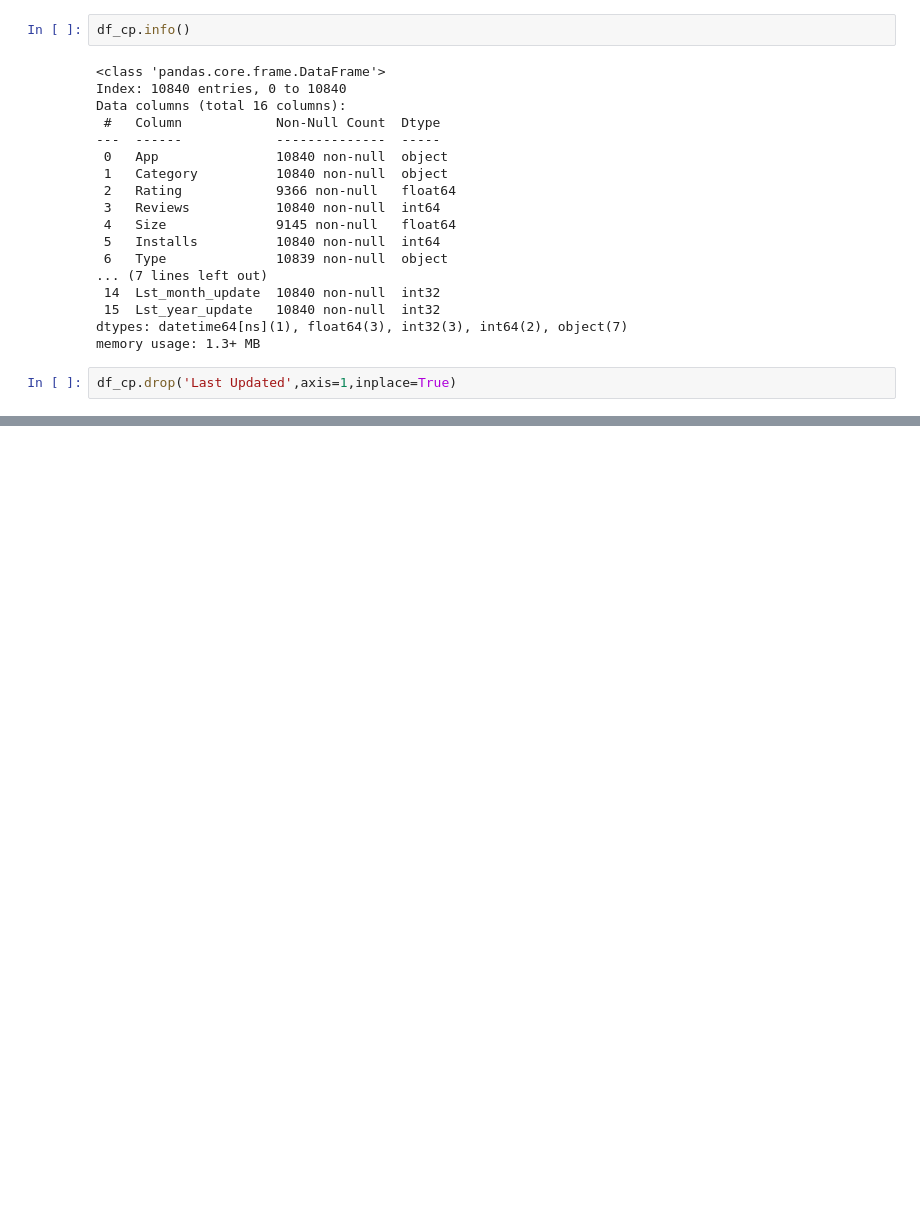
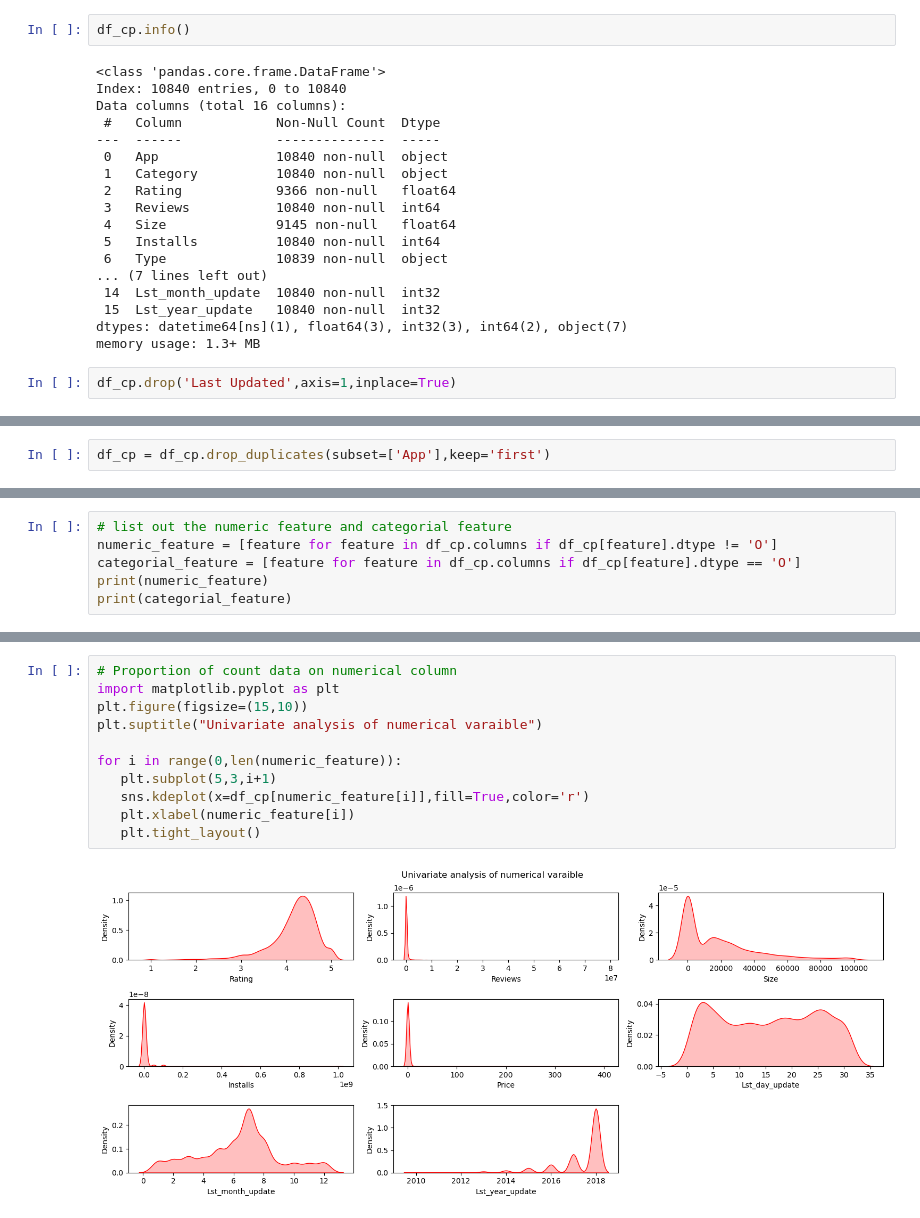
Before and after one commit to therai0/100-days-, a Jupyter notebook: day_49/eda_google.ipynb, the cells around one changed output, grey strips where cells are left out. Saved outputs shown, nothing was run; the diff lists cells and outputs as text; blank space fills up the shorter version.

```diff
--- a/day_49/eda_google.ipynb
+++ b/day_49/eda_google.ipynb
@@ -244,0 +256,2 @@ df_cp.head(1)
+# %%
+df_cp = df_cp.drop_duplicates(subset=['App'],keep='first')
@@ -244,0 +265,6 @@ df_cp.head(1)
+# %%
+# list out the numeric feature and categorial feature
+numeric_feature = [feature for feature in df_cp.columns if df_cp[feature].dtype != 'O']
+categorial_feature = [feature for feature in df_cp.columns if df_cp[feature].dtype == 'O']
+print(numeric_feature)
+print(categorial_feature)
@@ -244,0 +318,13 @@ df_cp.head(1)
+# %%
+# Proportion of count data on numerical column
+import matplotlib.pyplot as plt
+plt.figure(figsize=(15,10))
+plt.suptitle("Univariate analysis of numerical varaible")
+
+for i in range(0,len(numeric_feature)):
+   plt.subplot(5,3,i+1)
+   sns.kdeplot(x=df_cp[numeric_feature[i]],fill=True,color='r')
+   plt.xlabel(numeric_feature[i])
+   plt.tight_layout()
+# %% [output]
+[figure, added]
```
Also changed, not shown: parts of 11 cells of this notebook, 1 other file.
